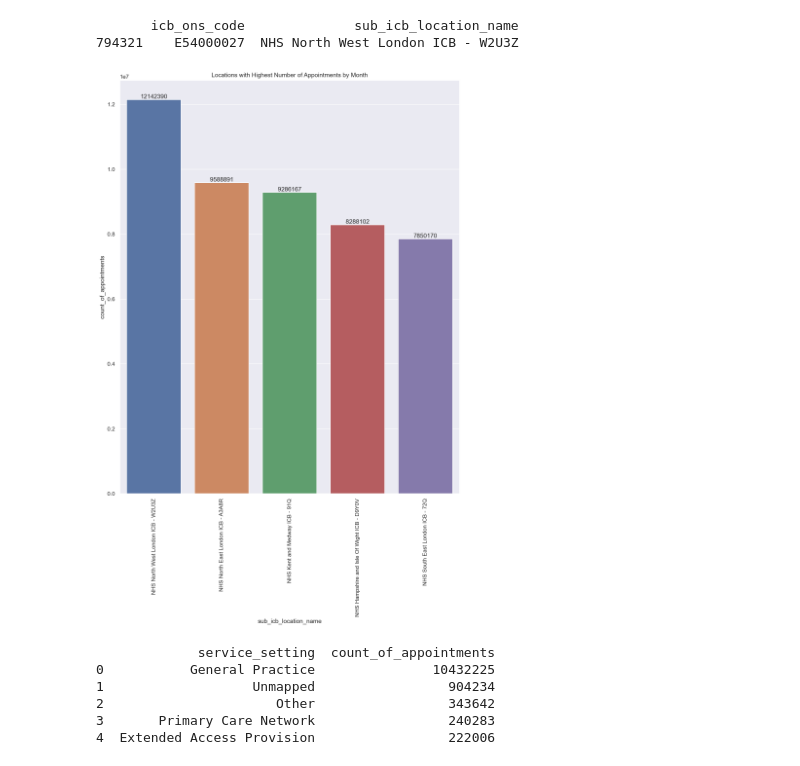
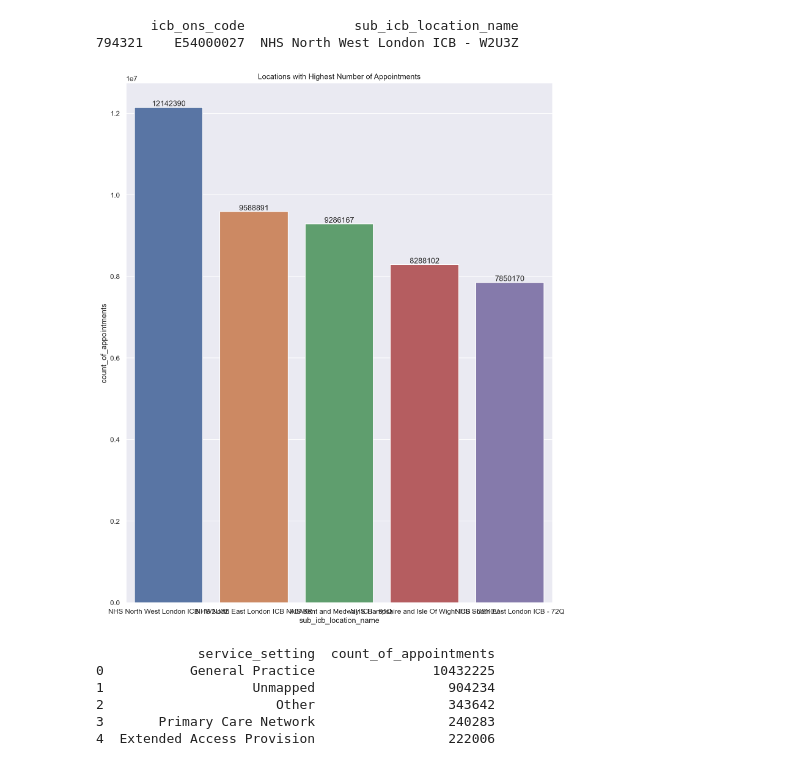
Before and after one commit to ClaireLLawrence/Lawrence_Claire_DA201_Assignment, a Jupyter notebook: Lawrence_Claire_DA201_Assignment_Notebook.ipynb, the cells around one changed output. Saved outputs shown, nothing was run; the diff lists cells and outputs as text; code cells hidden in the pictures.

```diff
--- a/Lawrence_Claire_DA201_Assignment_Notebook.ipynb
+++ b/Lawrence_Claire_DA201_Assignment_Notebook.ipynb
@@ -404,7 +415,10 @@ nc['count_of_appointments'] = nc['count_of_appointments'].astype('int64')
 # %%
-most_apps = nc.groupby(['sub_icb_location_name'])['count_of_appointments'].agg('sum').sort_values(ascending=False).reset_index()
+# A sub-set of data is created to see which are the icb locations with the most and the least appointments.
+most_apps = nc.groupby(['sub_icb_location_name'])['count_of_appointments'
+                                                 ].agg('sum').sort_values(ascending=False).reset_index()
 print(most_apps)
 
+# The top 5 locations are added to a variable to create a chart.
 most_apps_chart = most_apps.head(5)
 # %% [output]
                             sub_icb_location_name  count_of_appointments
@@ -433,18 +448,24 @@ print(nwl.head(1))
        icb_ons_code              sub_icb_location_name
 794321    E54000027  NHS North West London ICB - W2U3Z
 # %%
+# A barplot is created to show the top five locations (using the most_apps_chart variable created earlier).
+
 fig, ax = plt.subplots(dpi=150)
 
-sns.set(rc = {'figure.figsize':(12, 15)})
-ax.set_title("Locations with Highest Number of Appointments by Month")
+sns.set(rc = {'figure.figsize':(25, 20)})
+ax.set_title("Locations with Highest Number of Appointments")
 ax.set_xlabel("Location Name")
 ax.set_ylabel("Total Appointments")
-plt.xticks(rotation=90)
 
 sns.barplot(x='sub_icb_location_name', y='count_of_appointments', estimator=sum, data=most_apps_chart)
 
+# Labels showing the count of each bar are added to the chart.
 for bars in ax.containers:
     ax.bar_label(bars, fmt='%.0f')
+
+# The chart is saved to add to the report.
+# Whilst x labels overlap here, they appear fine in the png file.
+fig.savefig('highest_appointments_bar.png')
 # %% [output]
-[figure, old version]
+[figure, new version]
 # %%
```
Also changed, not shown: parts of 76 cells of this notebook.
